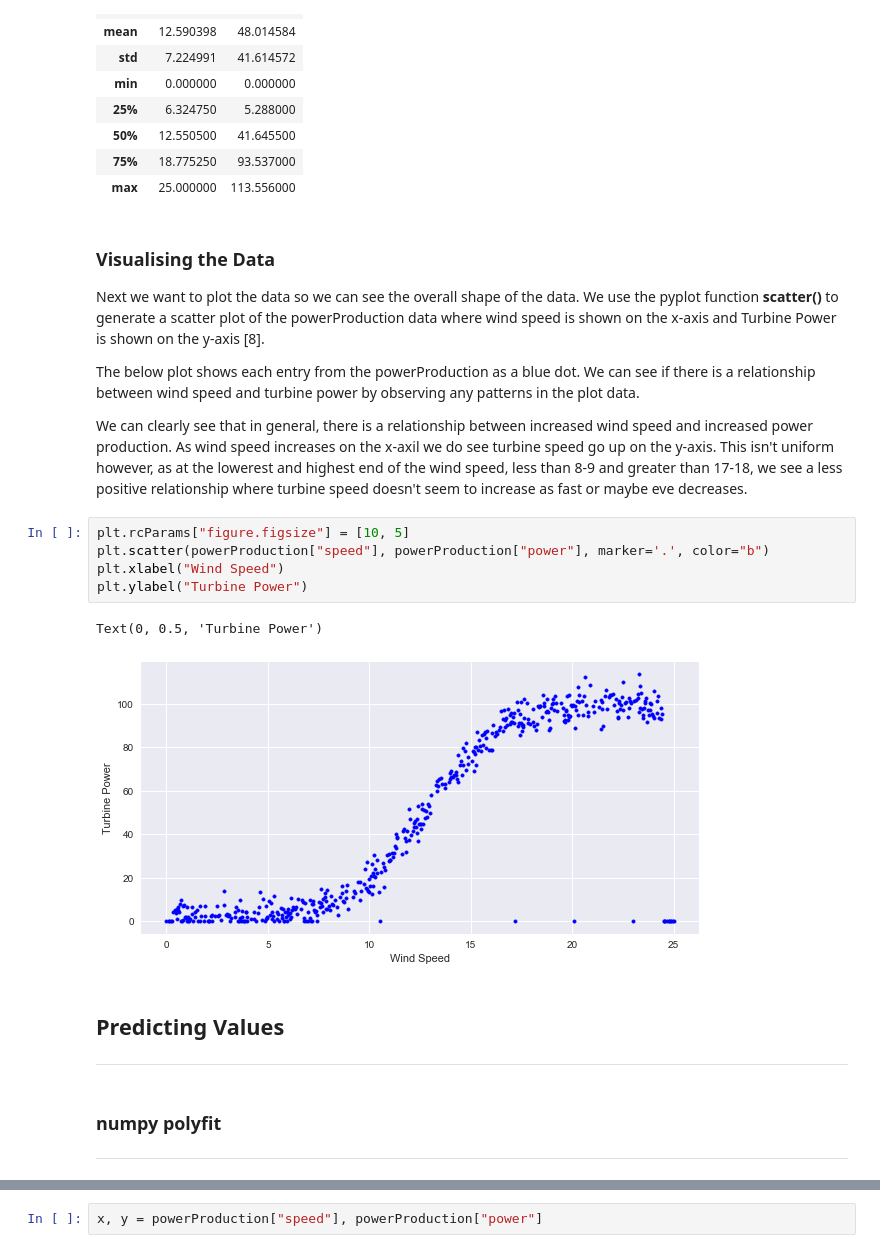
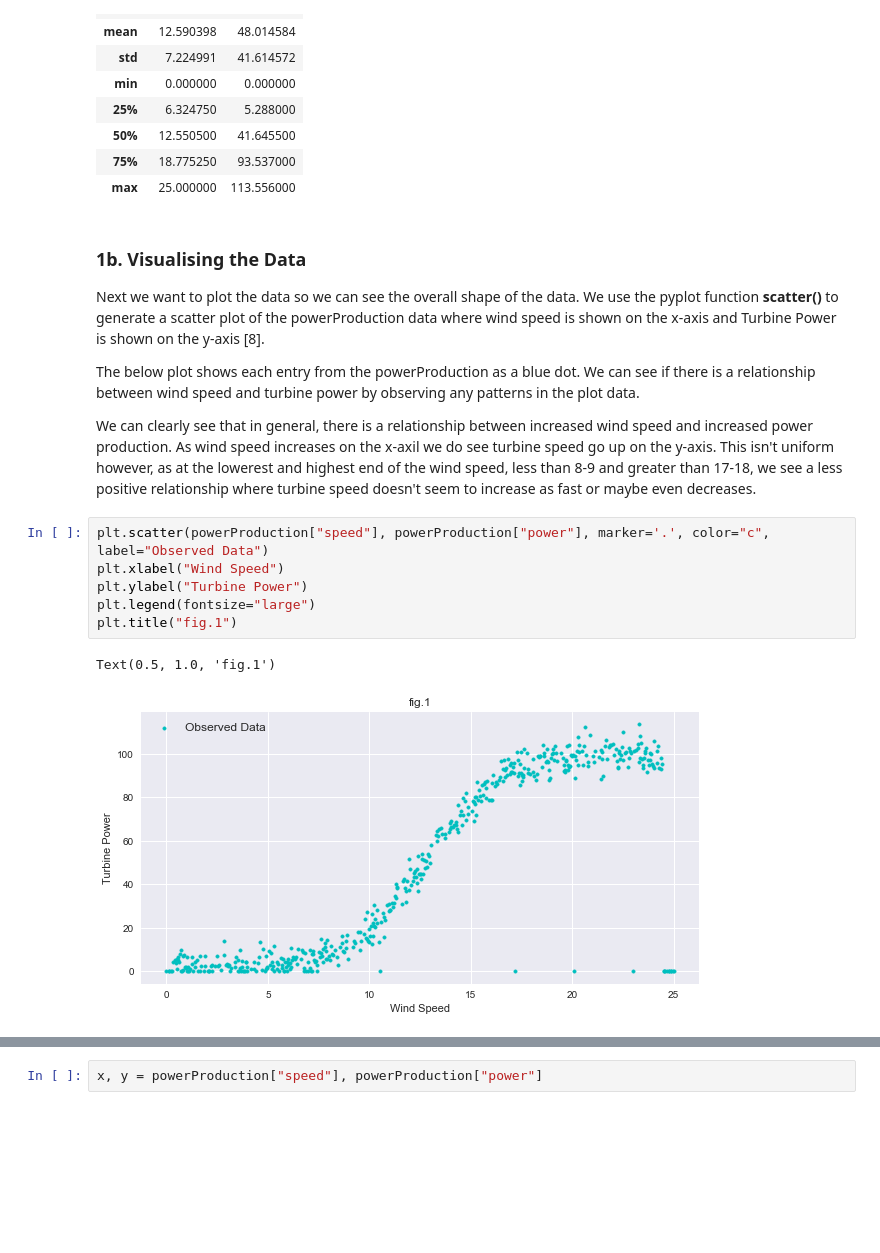
Before and after one commit to cian-gmit-da2020/DA_FUN_Project, a Jupyter notebook: project.ipynb, the cells around one changed output, grey strips where cells are left out. Cells and saved outputs as stored; diff of their text form; blank space fills up the shorter version.

```diff
--- a/project.ipynb
+++ b/project.ipynb
@@ -63,23 +66,18 @@ powerProduction.describe()
 | 75% | 18.775250 | 93.537000 |
 | max | 25.000000 | 113.556000 |
 # %% [markdown]
-### Visualising the Data
+### 1b. Visualising the Data
 Next we want to plot the data so we can see the overall shape of the data. We use the pyplot function **scatter()** to generate a scatter plot of the powerProduction data where wind speed is shown on the x-axis and Turbine Power is shown on the y-axis [8].
 
 The below plot shows each entry from the powerProduction as a blue dot. We can see if there is a relationship between wind speed and turbine power by observing any patterns in the plot data.
 
-We can clearly see that in general, there is a relationship between increased wind speed and increased power production. As wind speed increases on the x-axil we do see turbine speed go up on the y-axis. This isn't uniform however, as at the lowerest and highest end of the wind speed, less than 8-9 and greater than 17-18, we see a less positive relationship where turbine speed doesn't seem to increase as fast or maybe eve decreases.
+We can clearly see that in general, there is a relationship between increased wind speed and increased power production. As wind speed increases on the x-axil we do see turbine speed go up on the y-axis. This isn't uniform however, as at the lowerest and highest end of the wind speed, less than 8-9 and greater than 17-18, we see a less positive relationship where turbine speed doesn't seem to increase as fast or maybe even decreases.
 # %%
-plt.rcParams["figure.figsize"] = [10, 5]
-plt.scatter(powerProduction["speed"], powerProduction["power"], marker='.', color="b")
+plt.scatter(powerProduction["speed"], powerProduction["power"], marker='.', color="c", label="Observed Data")
 plt.xlabel("Wind Speed")
 plt.ylabel("Turbine Power")
+plt.legend(fontsize="large")
+plt.title("fig.1")
 # %% [output]
-Text(0, 0.5, 'Turbine Power')
+Text(0.5, 1.0, 'fig.1')
-[figure, old version]
+[figure, new version]
-# %% [markdown]
-## Predicting Values
-***
-# %% [markdown]
-### numpy polyfit
-***
```
Also changed, not shown: parts of 44 cells of this notebook, 1 other file.
